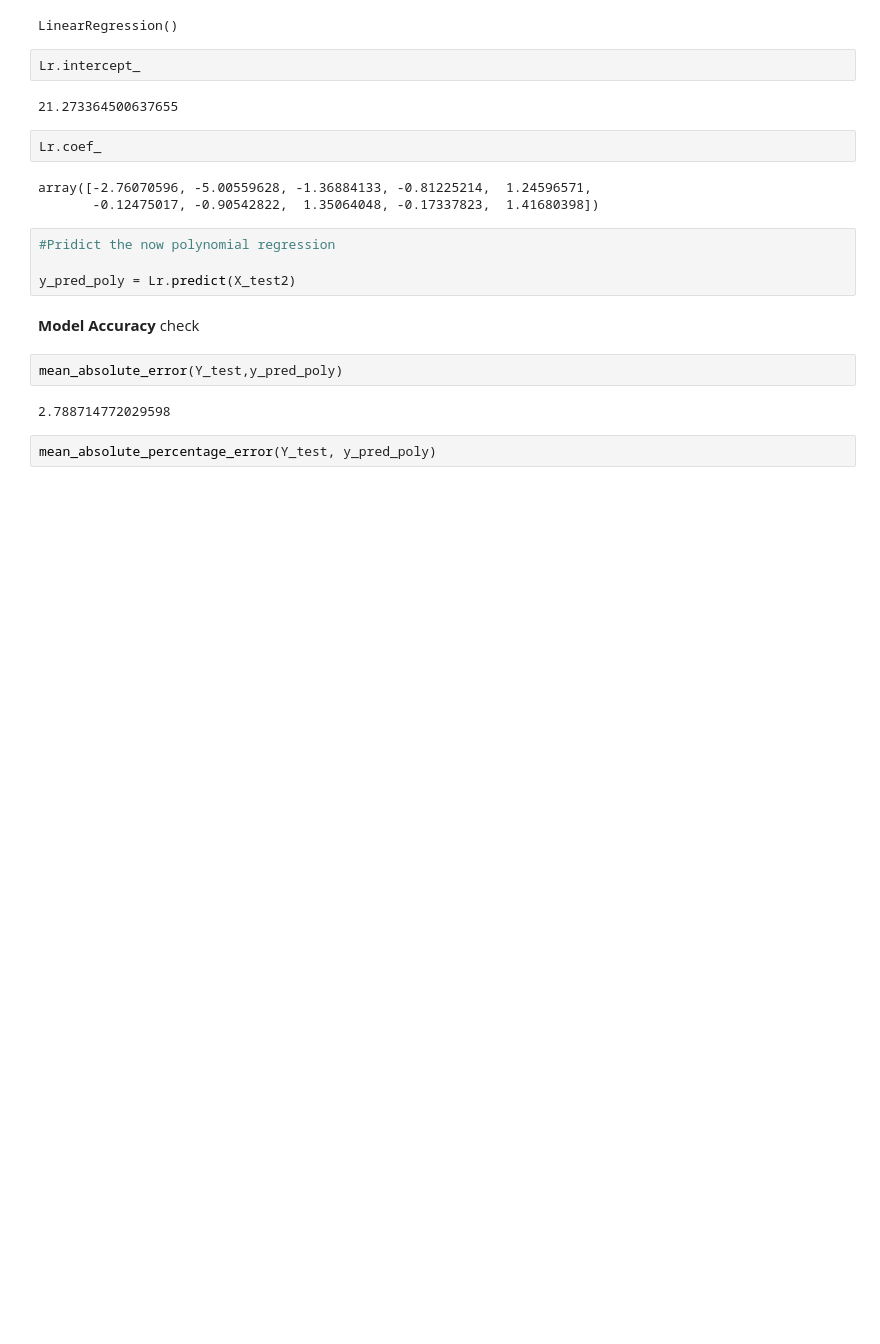
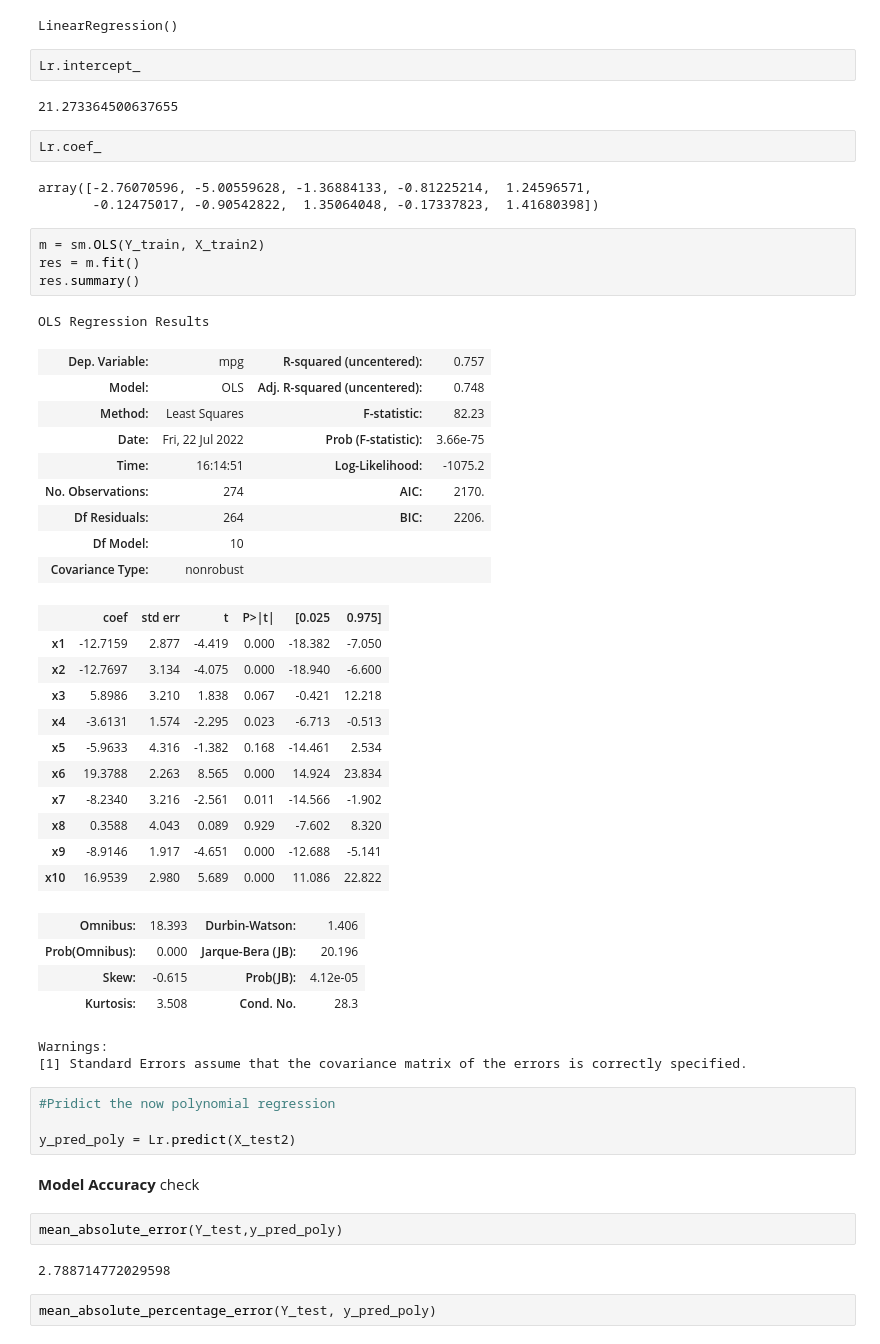
Before and after one commit to Amitesh-191885/Analysis, a Jupyter notebook: ProjectsY.ipynb, the cells around one changed output. Cells and saved outputs as stored; diff of their text form; blank space fills up the shorter version.

```diff
--- a/ProjectsY.ipynb
+++ b/ProjectsY.ipynb
@@ -373,6 +406,38 @@ Lr.coef_
 # %% [output]
 array([-2.76070596, -5.00559628, -1.36884133, -0.81225214,  1.24596571,
        -0.12475017, -0.90542822,  1.35064048, -0.17337823,  1.41680398])
+# %%
+m = sm.OLS(Y_train, X_train2)
+res = m.fit()
+res.summary()
+# %% [output]
+OLS Regression Results
+| Dep. Variable: | mpg | R-squared (uncentered): | 0.757 |
+| Model: | OLS | Adj. R-squared (uncentered): | 0.748 |
+| Method: | Least Squares | F-statistic: | 82.23 |
+| Date: | Fri, 22 Jul 2022 | Prob (F-statistic): | 3.66e-75 |
+| Time: | 16:14:51 | Log-Likelihood: | -1075.2 |
+| No. Observations: | 274 | AIC: | 2170. |
+| Df Residuals: | 264 | BIC: | 2206. |
+| Df Model: | 10 |  |  |
+| Covariance Type: | nonrobust |  |  |
+|  | coef | std err | t | P>|t| | [0.025 | 0.975] |
+| x1 | -12.7159 | 2.877 | -4.419 | 0.000 | -18.382 | -7.050 |
+| x2 | -12.7697 | 3.134 | -4.075 | 0.000 | -18.940 | -6.600 |
+| x3 | 5.8986 | 3.210 | 1.838 | 0.067 | -0.421 | 12.218 |
+| x4 | -3.6131 | 1.574 | -2.295 | 0.023 | -6.713 | -0.513 |
+| x5 | -5.9633 | 4.316 | -1.382 | 0.168 | -14.461 | 2.534 |
+| x6 | 19.3788 | 2.263 | 8.565 | 0.000 | 14.924 | 23.834 |
+| x7 | -8.2340 | 3.216 | -2.561 | 0.011 | -14.566 | -1.902 |
+| x8 | 0.3588 | 4.043 | 0.089 | 0.929 | -7.602 | 8.320 |
+| x9 | -8.9146 | 1.917 | -4.651 | 0.000 | -12.688 | -5.141 |
+| x10 | 16.9539 | 2.980 | 5.689 | 0.000 | 11.086 | 22.822 |
+| Omnibus: | 18.393 | Durbin-Watson: | 1.406 |
+| Prob(Omnibus): | 0.000 | Jarque-Bera (JB): | 20.196 |
+| Skew: | -0.615 | Prob(JB): | 4.12e-05 |
+| Kurtosis: | 3.508 | Cond. No. | 28.3 |
+Warnings:
+[1] Standard Errors assume that the covariance matrix of the errors is correctly specified.
 # %%
 #Pridict the now polynomial regression
 
```
Also changed, not shown: parts of 8 cells of this notebook.
